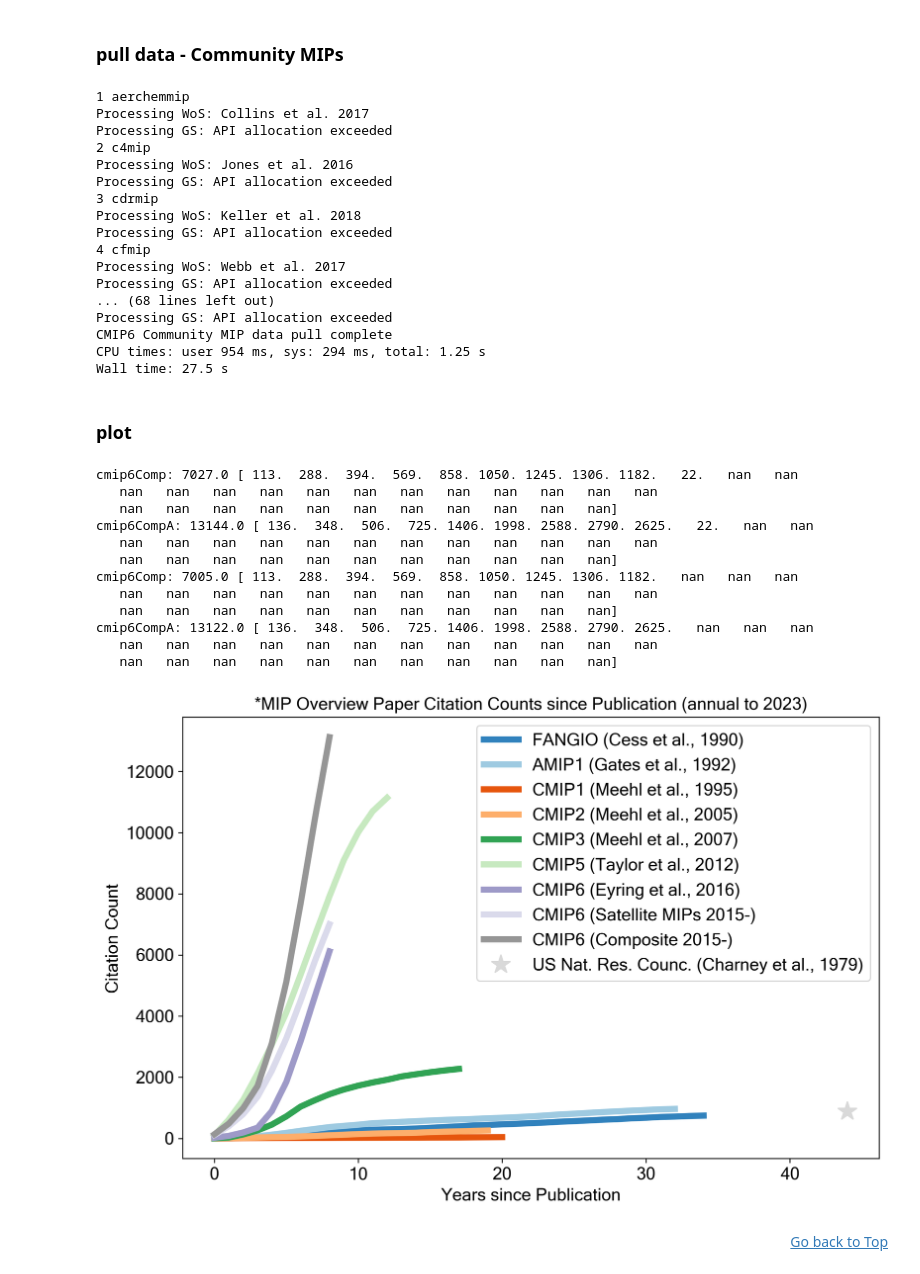
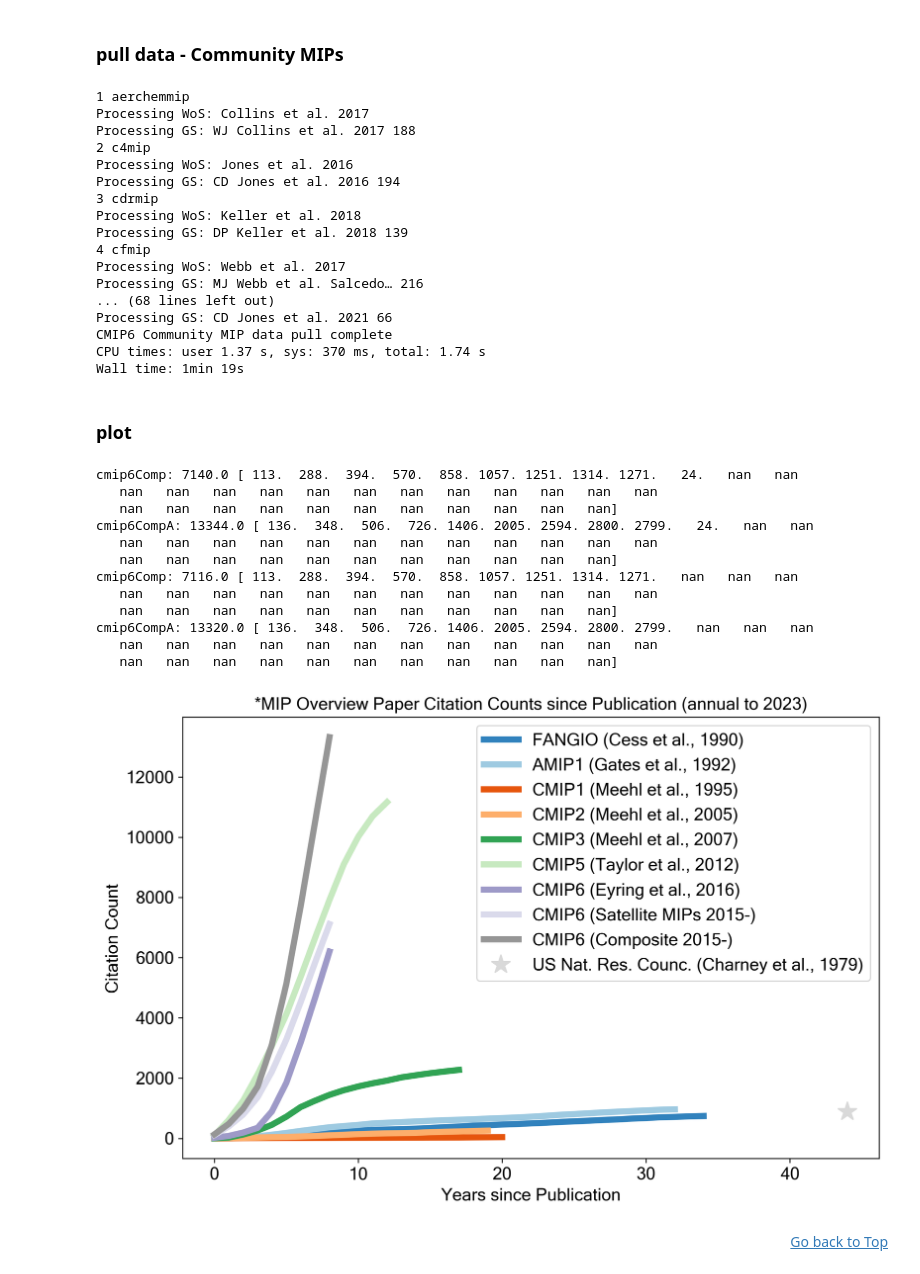
Before and after one commit to durack1/CMIPSummary, a Jupyter notebook: figuresAndTables.ipynb, the cells around one changed output. Saved outputs shown, nothing was run; the diff lists cells and outputs as text; code cells hidden in the pictures.

```diff
--- a/figuresAndTables.ipynb
+++ b/figuresAndTables.ipynb
@@ -172,7 +178,8 @@ fig.savefig("_".join([timeFormat, "Fig1.svg"]), format="svg")
 import csv
 import glob
 
-csvFiles = glob.glob(os.path.join("241118", "*_datasets_*_footprint_CMIP6_*.csv"))
+# read data
+csvFiles = glob.glob(os.path.join("241209", "*_datasets_*_footprint_CMIP6_*.csv"))
 csvFiles.sort()
 
 # create dictionary
@@ -495,18 +505,18 @@ print("CMIP6 Community MIP data pull complete")
 # %% [output]
 1 aerchemmip
 Processing WoS: Collins et al. 2017
-Processing GS: API allocation exceeded
+Processing GS: WJ Collins et al. 2017 188
 2 c4mip
 Processing WoS: Jones et al. 2016
-Processing GS: API allocation exceeded
+Processing GS: CD Jones et al. 2016 194
 3 cdrmip
 Processing WoS: Keller et al. 2018
-Processing GS: API allocation exceeded
+Processing GS: DP Keller et al. 2018 139
 4 cfmip
 Processing WoS: Webb et al. 2017
-Processing GS: API allocation exceeded
+Processing GS: MJ Webb et al. Salcedo… 216
 ... (68 lines left out)
-Processing GS: API allocation exceeded
+Processing GS: CD Jones et al. 2021 66
 CMIP6 Community MIP data pull complete
-CPU times: user 954 ms, sys: 294 ms, total: 1.25 s
-Wall time: 27.5 s
+CPU times: user 1.37 s, sys: 370 ms, total: 1.74 s
+Wall time: 1min 19s
@@ -533,7 +529,7 @@ Wall time: 27.5 s
 ### plot
 # %%
 # set inputs
-with open("241118a.json", "r") as f:
+with open("241209a.json", "r") as f:
     data = json.load(f)
 
 # set figure defaults
@@ -682,38 +678,38 @@ ax.set_title(
             "*MIP Overview Paper Citation Counts since Publication (annual to ",
             str(currentYr - 1),
             ")",
         ]
     ),
     fontname=fontName,
     fontsize=fontSize,
 )
 ax.set_ylabel("Citation Count", fontname=fontName, fontsize=fontSize)
 plt.yticks(fontname=fontName, fontsize=fontSize)
 ax.set_xlabel("Years since Publication", fontname=fontName, fontsize=fontSize)
 plt.xticks(fontname=fontName, fontsize=fontSize)
 ax.legend(prop={"family": fontName, "size": fontSize})
 # plt.text(42, -270, ' '.join([timeFormat]), fontsize=5). # dob timestamp
 
 # fill canvas
 fig.tight_layout()
 
 # display, save, close
 plt.show()
 fig.savefig("_".join([timeFormat, "Fig3.svg"]), format="svg")
 # %% [output]
-cmip6Comp: 7027.0 [ 113.  288.  394.  569.  858. 1050. 1245. 1306. 1182.   22.   nan   nan
+cmip6Comp: 7140.0 [ 113.  288.  394.  570.  858. 1057. 1251. 1314. 1271.   24.   nan   nan
    nan   nan   nan   nan   nan   nan   nan   nan   nan   nan   nan   nan
    nan   nan   nan   nan   nan   nan   nan   nan   nan   nan   nan]
-cmip6CompA: 13144.0 [ 136.  348.  506.  725. 1406. 1998. 2588. 2790. 2625.   22.   nan   nan
+cmip6CompA: 13344.0 [ 136.  348.  506.  726. 1406. 2005. 2594. 2800. 2799.   24.   nan   nan
    nan   nan   nan   nan   nan   nan   nan   nan   nan   nan   nan   nan
    nan   nan   nan   nan   nan   nan   nan   nan   nan   nan   nan]
-cmip6Comp: 7005.0 [ 113.  288.  394.  569.  858. 1050. 1245. 1306. 1182.   nan   nan   nan
+cmip6Comp: 7116.0 [ 113.  288.  394.  570.  858. 1057. 1251. 1314. 1271.   nan   nan   nan
    nan   nan   nan   nan   nan   nan   nan   nan   nan   nan   nan   nan
    nan   nan   nan   nan   nan   nan   nan   nan   nan   nan   nan]
-cmip6CompA: 13122.0 [ 136.  348.  506.  725. 1406. 1998. 2588. 2790. 2625.   nan   nan   nan
+cmip6CompA: 13320.0 [ 136.  348.  506.  726. 1406. 2005. 2594. 2800. 2799.   nan   nan   nan
    nan   nan   nan   nan   nan   nan   nan   nan   nan   nan   nan   nan
    nan   nan   nan   nan   nan   nan   nan   nan   nan   nan   nan]
-[figure, old version]
+[figure, new version]
 # %% [markdown]
 <div align=right>
 <a href=figuresAndTables.ipynb#top>Go back to Top</a>
```
Also changed, not shown: parts of 20 cells of this notebook, 31 other files.
